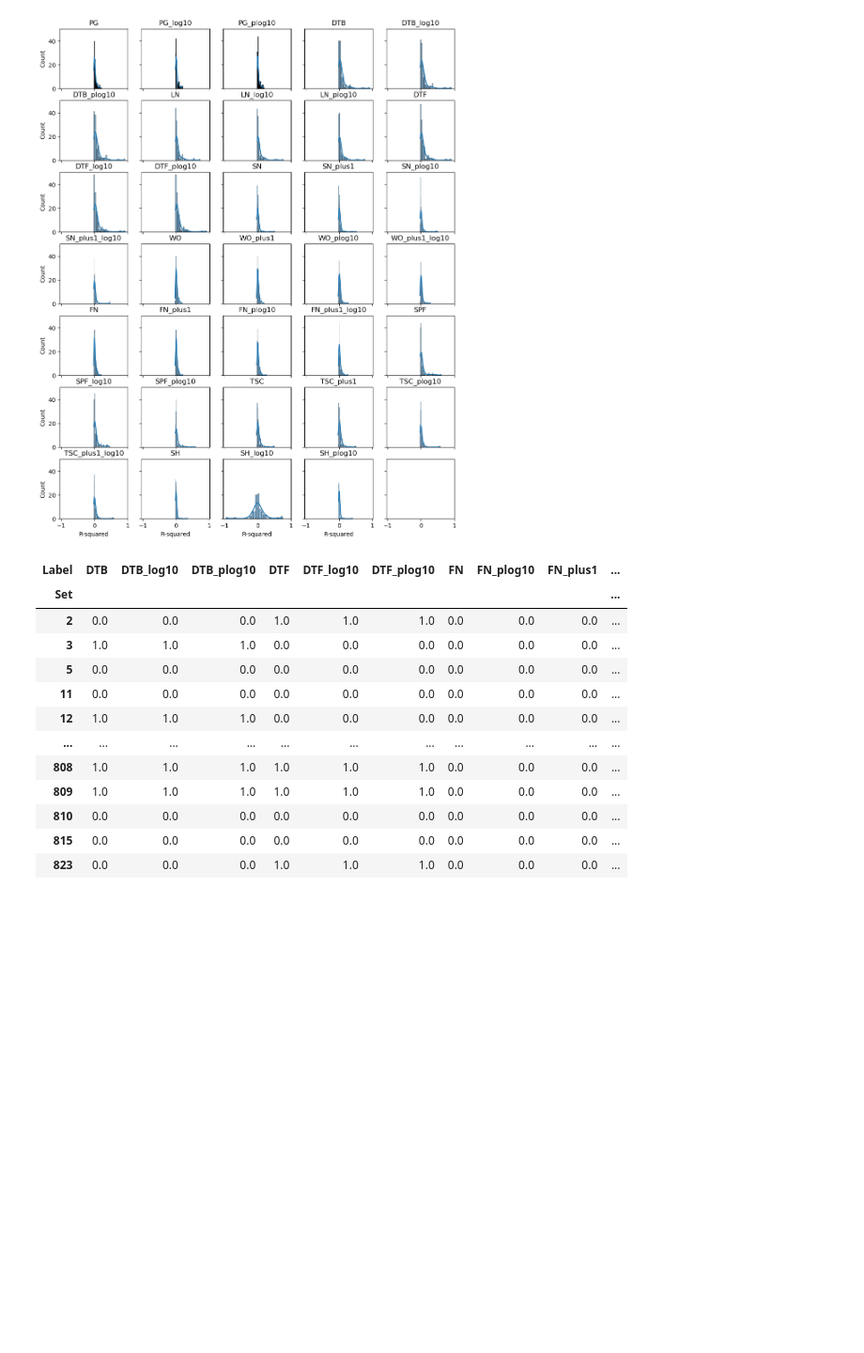
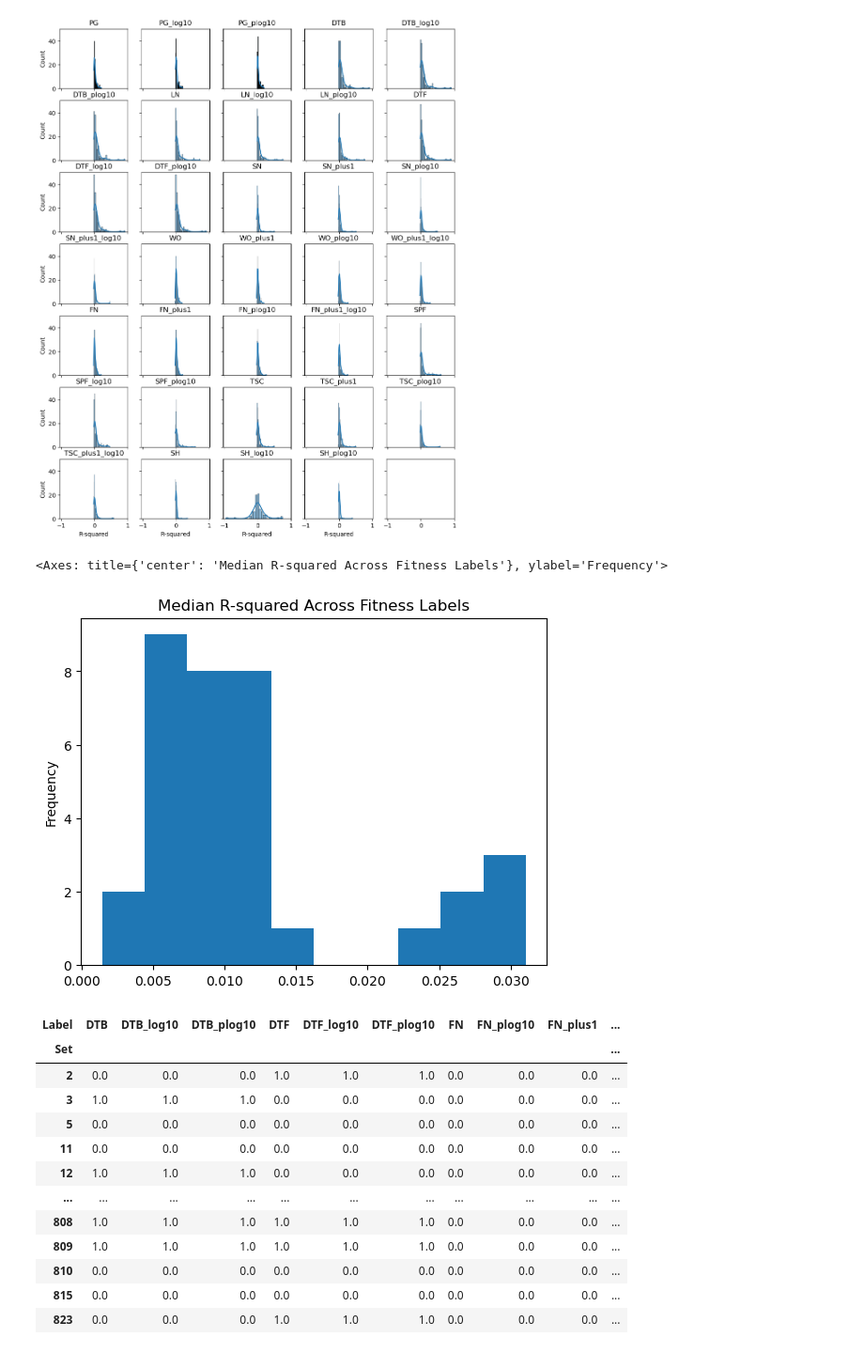
Before and after one commit to ksegaba/ara-kinase-prediction, a Jupyter notebook: code/0d_summarize_epistasis_results.ipynb, the cells around one changed output. Shown at 94% size. Drawn from its saved outputs; the diff is of its cells as text; code cells hidden in the pictures; blank space fills up the shorter version.

Commit message:
EDA of median genotype values

```diff
--- a/code/0d_summarize_epistasis_results.ipynb
+++ b/code/0d_summarize_epistasis_results.ipynb
@@ -178,6 +194,11 @@ for i, label in enumerate(lin_res['Label'].unique()):
     ax[i // 5, i % 5].set_ylabel('Count')
 # %% [output]
 [figure]
+# %%
+lin_res.groupby('Label')['rsquared'].median().plot(kind='hist', bins=10, title='Median R-squared Across Fitness Labels')
+# %% [output]
+<Axes: title={'center': 'Median R-squared Across Fitness Labels'}, ylabel='Frequency'>
+[figure, added]
 # %%
 # Binary matrix specifying which sets exhibited significant epistasis interactions for each fitness label (1 = significant, 0 = not significant)
 set_overlap = lin_res[lin_res['pval_e'] < 0.05].pivot_table(index='Label', columns='Set', values='pval_e', aggfunc='min').T
```
Also changed, not shown: parts of 2 cells of this notebook.
